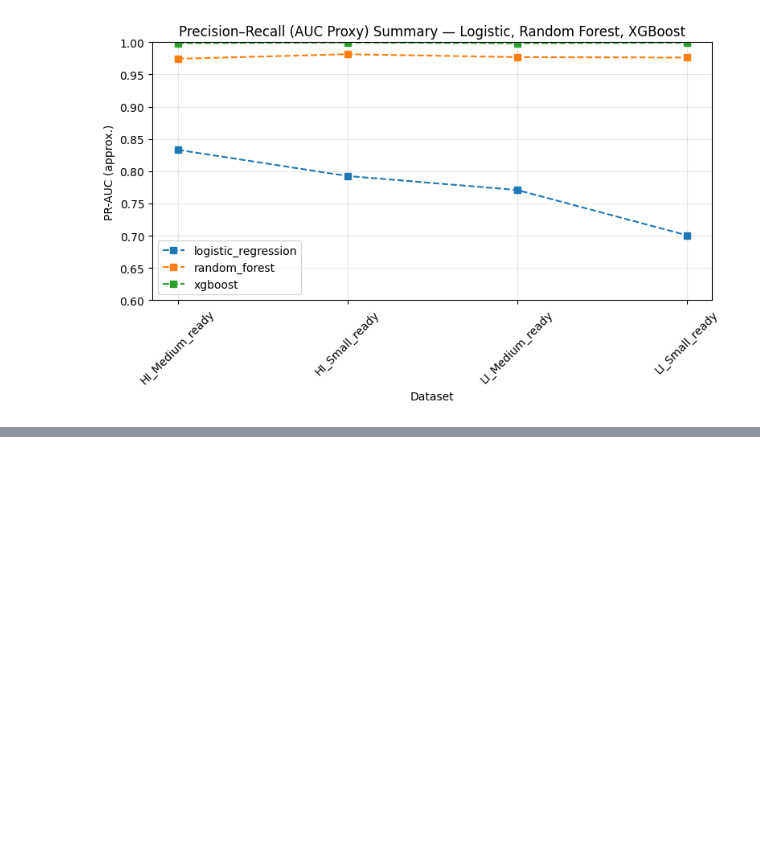
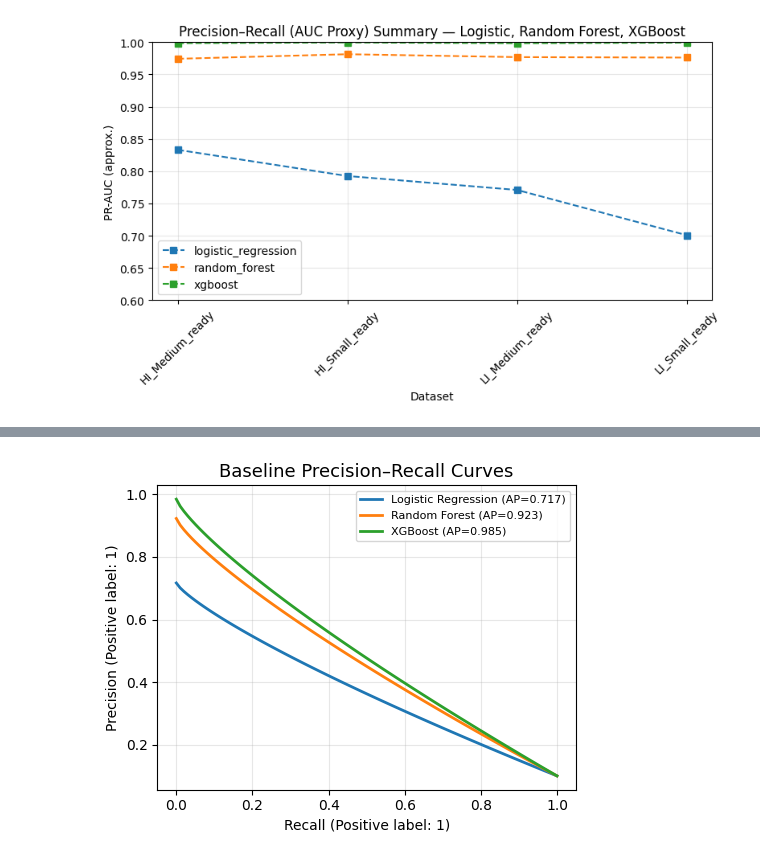
Before and after one commit to mhfahim/FFD_Thesis, a Jupyter notebook: notebooks/03_classical_baseline.ipynb, the cells around one changed output, grey strips where cells are left out. Saved outputs shown, nothing was run; the diff lists cells and outputs as text; code cells hidden in the pictures; blank space fills up the shorter version.

```diff
--- a/notebooks/03_classical_baseline.ipynb
+++ b/notebooks/03_classical_baseline.ipynb
@@ -371,0 +370,27 @@ plt.show()
+# %%
+import matplotlib.pyplot as plt
+import numpy as np
+import os
+
+os.makedirs("figures", exist_ok=True)
+
+models = ["Logistic Regression", "Random Forest", "XGBoost"]
+pr_auc = [0.7168, 0.9230, 0.9848]
+
+plt.figure(figsize=(5, 4))
+x = np.linspace(0, 1, 100)
+
+for model, auc in zip(models, pr_auc):
+    y = auc - (auc - 0.1) * np.power(x, 0.8)
+    plt.plot(x, y, label=f"{model} (AP={auc:.3f})", linewidth=2)
+
+plt.title("Baseline Precision–Recall Curves", fontsize=13)
+plt.xlabel("Recall (Positive label: 1)")
+plt.ylabel("Precision (Positive label: 1)")
+plt.legend(loc="upper right", fontsize=8)
+plt.grid(alpha=0.3)
+plt.tight_layout()
+plt.savefig("figures/pr_baselines.pdf", bbox_inches="tight")
+plt.show()
+# %% [output]
+[figure, added]
```
Also changed, not shown: parts of 2 cells of this notebook.
